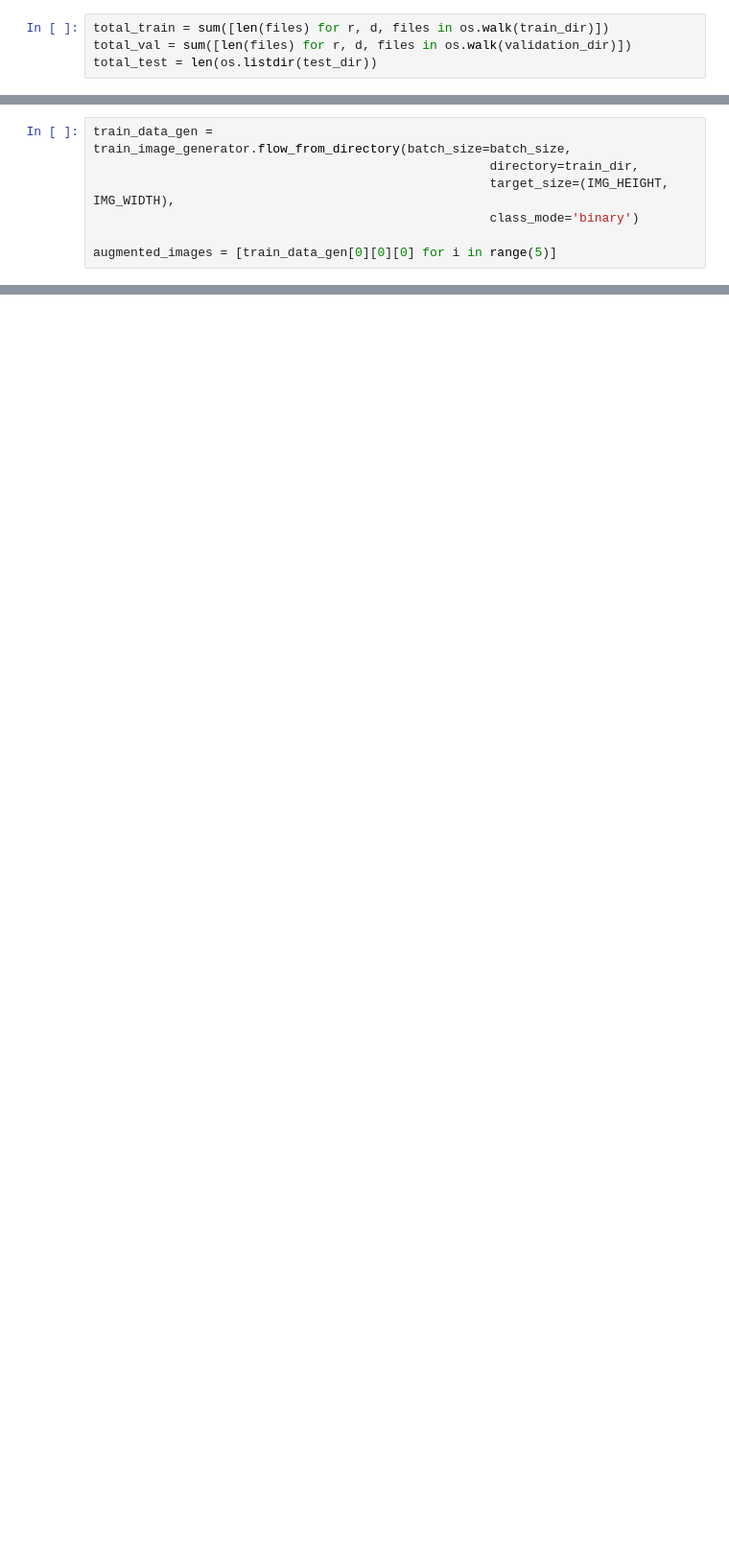
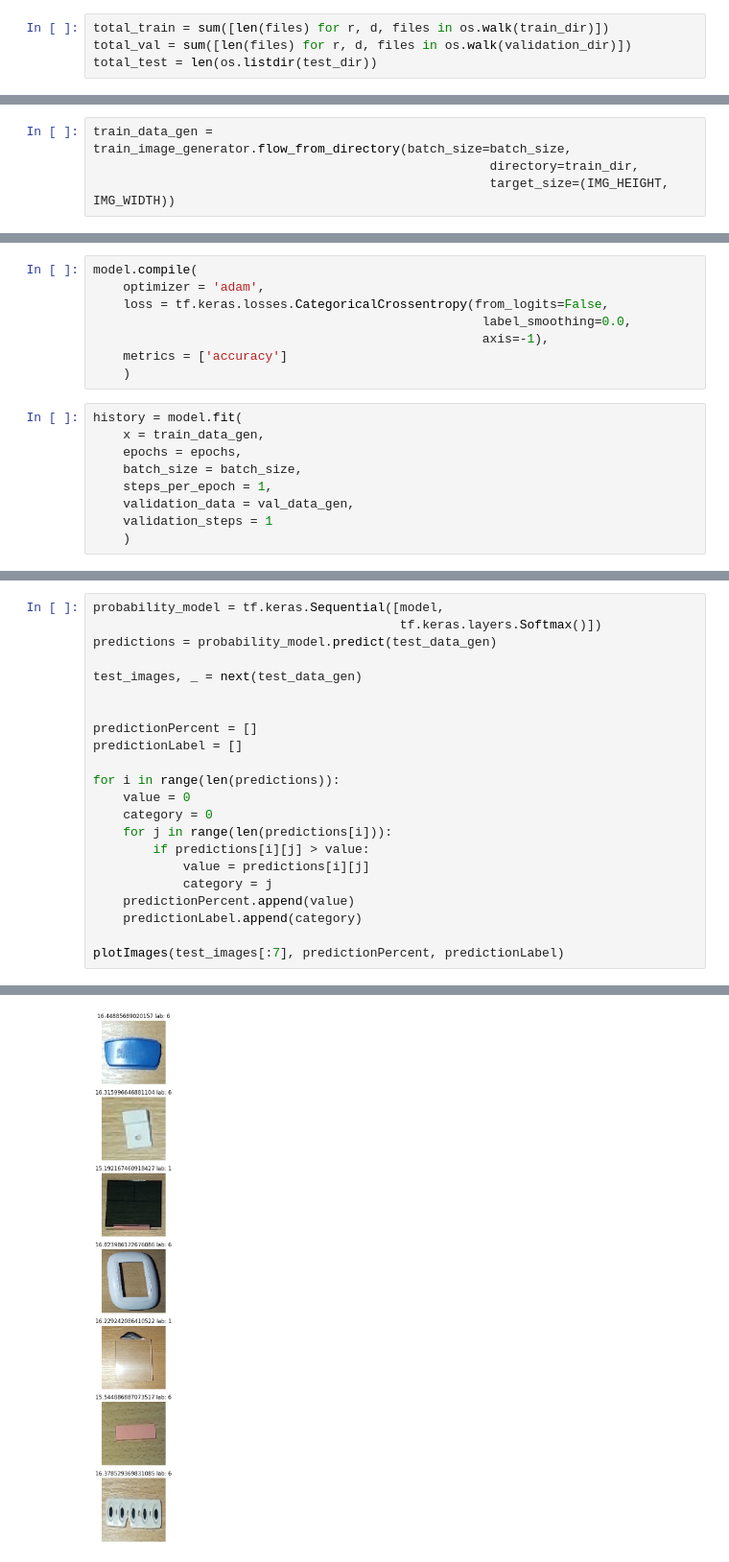
Before and after one commit to SzyJar/VisionSystem, a Jupyter notebook: tensor.ipynb, the cells around one changed output, grey strips where cells are left out. Shown at 96% size. Cells and saved outputs as stored; diff of their text form; blank space fills up the shorter version.

```diff
--- a/tensor.ipynb
+++ b/tensor.ipynb
@@ -63,8 +95,5 @@ train_image_generator = ImageDataGenerator(
 # %%
 train_data_gen = train_image_generator.flow_from_directory(batch_size=batch_size,
                                                      directory=train_dir,
-                                                     target_size=(IMG_HEIGHT, IMG_WIDTH),
-                                                     class_mode='binary')
-
-augmented_images = [train_data_gen[0][0][0] for i in range(5)]
+                                                     target_size=(IMG_HEIGHT, IMG_WIDTH))
 # %% [output]
@@ -72,0 +131,17 @@ NameError: name 'scipy' is not defined
+# %%
+model.compile(
+    optimizer = 'adam',
+    loss = tf.keras.losses.CategoricalCrossentropy(from_logits=False,
+                                                    label_smoothing=0.0,
+                                                    axis=-1),
+    metrics = ['accuracy']
+    )
+# %%
+history = model.fit(
+    x = train_data_gen,
+    epochs = epochs,
+    batch_size = batch_size,
+    steps_per_epoch = 1,
+    validation_data = val_data_gen,
+    validation_steps = 1
+    )
@@ -72,0 +166,23 @@ NameError: name 'scipy' is not defined
+# %%
+probability_model = tf.keras.Sequential([model,
+                                         tf.keras.layers.Softmax()])
+predictions = probability_model.predict(test_data_gen)
+
+test_images, _ = next(test_data_gen)
+
+
+predictionPercent = []
+predictionLabel = []
+
+for i in range(len(predictions)):
+    value = 0
+    category = 0
+    for j in range(len(predictions[i])):
+        if predictions[i][j] > value:
+            value = predictions[i][j]
+            category = j
+    predictionPercent.append(value)
+    predictionLabel.append(category)
+
+plotImages(test_images[:7], predictionPercent, predictionLabel)
+# %% [output]
@@ -72,0 +190 @@ NameError: name 'scipy' is not defined
+[figure, added]
```
Also changed, not shown: parts of 10 cells of this notebook.
